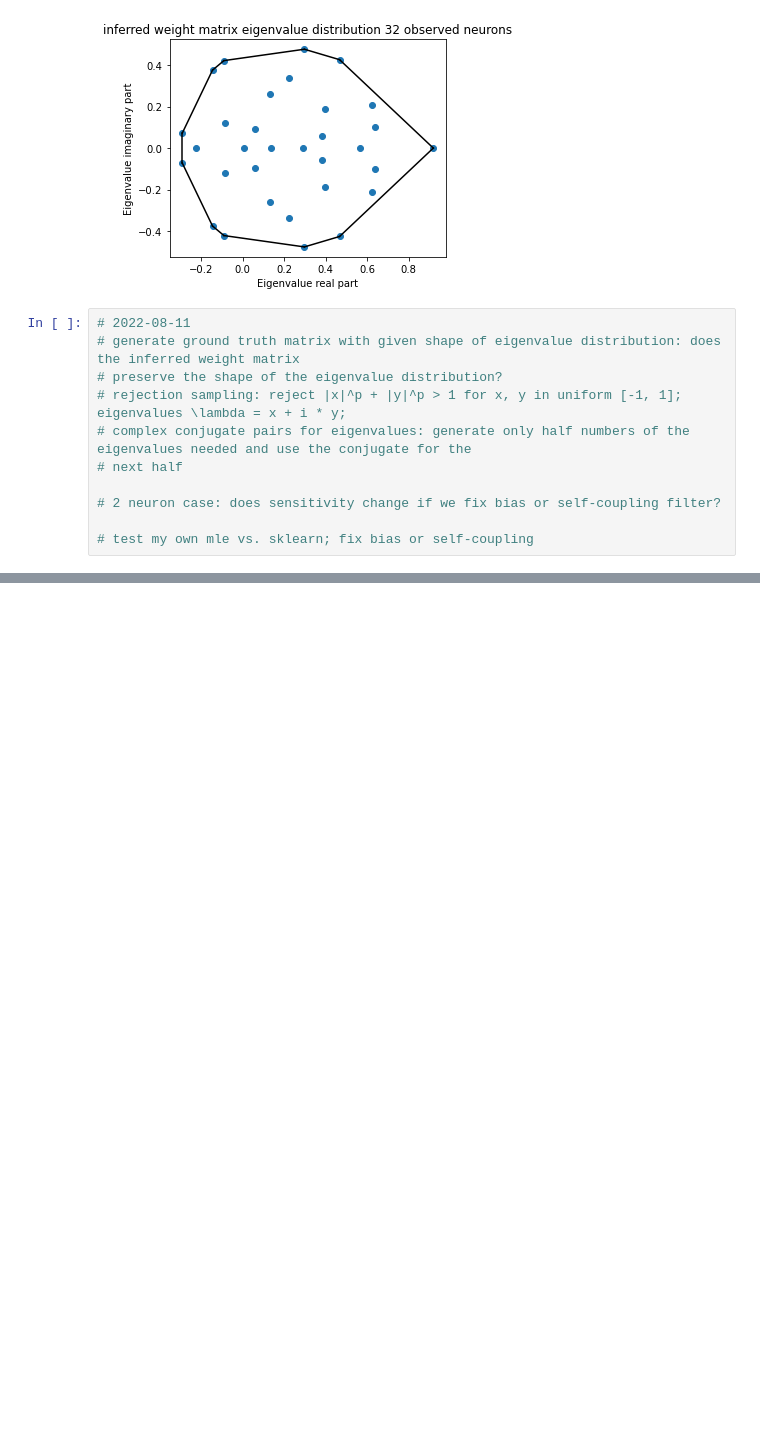
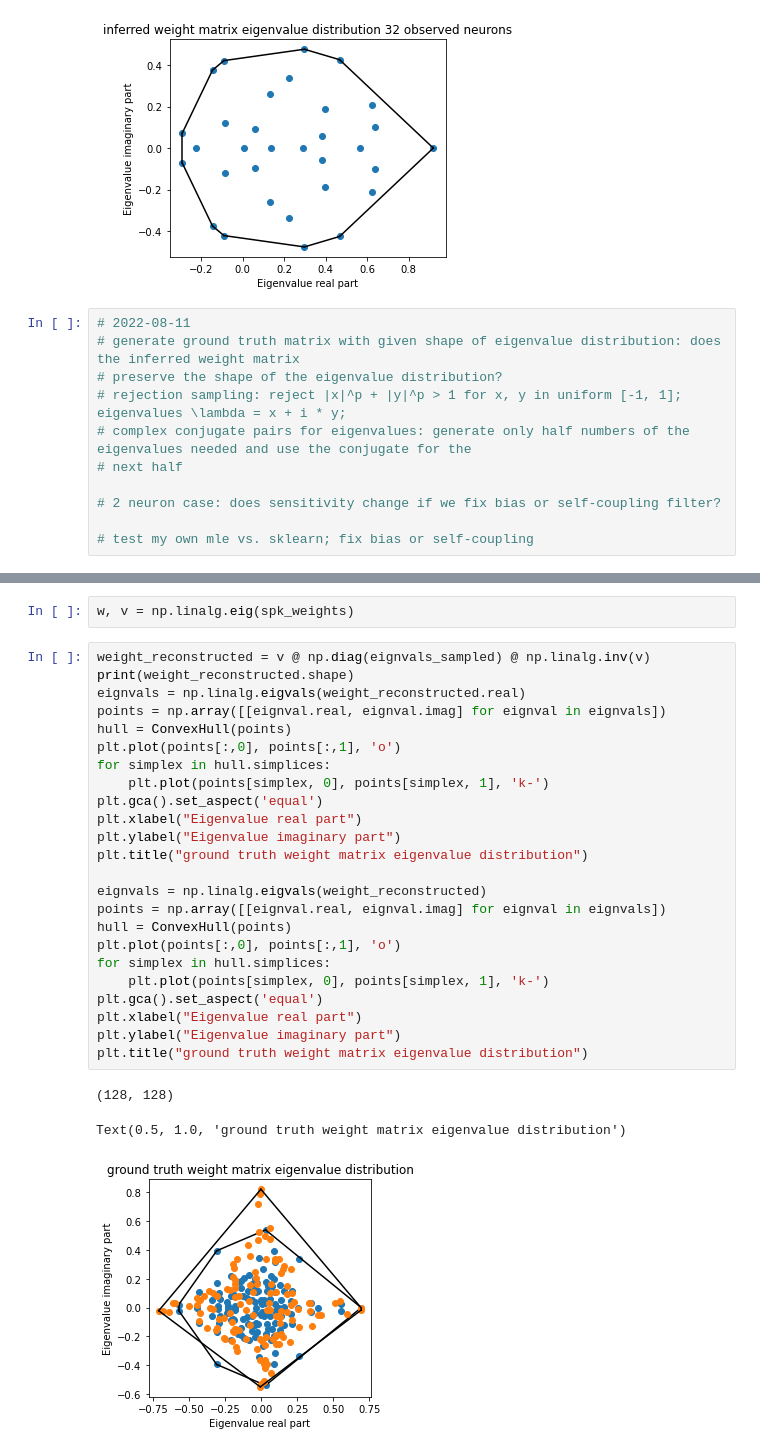
Before and after one commit to tongliang11/hidden-neuron-simulation, a Jupyter notebook: src/figures.ipynb, the cells around one changed output, grey strips where cells are left out. Saved outputs shown, nothing was run; the diff lists cells and outputs as text; blank space fills up the shorter version.

```diff
--- a/src/figures.ipynb
+++ b/src/figures.ipynb
@@ -702,0 +748,30 @@ Text(0.5, 1.0, 'inferred weight matrix eigenvalue distribution 32 observed neuro
+# %%
+w, v = np.linalg.eig(spk_weights)
+# %%
+weight_reconstructed = v @ np.diag(eignvals_sampled) @ np.linalg.inv(v)
+print(weight_reconstructed.shape)
+eignvals = np.linalg.eigvals(weight_reconstructed.real)
+points = np.array([[eignval.real, eignval.imag] for eignval in eignvals])
+hull = ConvexHull(points)
+plt.plot(points[:,0], points[:,1], 'o')
+for simplex in hull.simplices:
+    plt.plot(points[simplex, 0], points[simplex, 1], 'k-')
+plt.gca().set_aspect('equal')
+plt.xlabel("Eigenvalue real part")
+plt.ylabel("Eigenvalue imaginary part")
+plt.title("ground truth weight matrix eigenvalue distribution")
+
+eignvals = np.linalg.eigvals(weight_reconstructed)
+points = np.array([[eignval.real, eignval.imag] for eignval in eignvals])
+hull = ConvexHull(points)
+plt.plot(points[:,0], points[:,1], 'o')
+for simplex in hull.simplices:
+    plt.plot(points[simplex, 0], points[simplex, 1], 'k-')
+plt.gca().set_aspect('equal')
+plt.xlabel("Eigenvalue real part")
+plt.ylabel("Eigenvalue imaginary part")
+plt.title("ground truth weight matrix eigenvalue distribution")
+# %% [output]
+(128, 128)
+Text(0.5, 1.0, 'ground truth weight matrix eigenvalue distribution')
+[figure, added]
```
Also changed, not shown: parts of 5 cells of this notebook, 3 other files.
